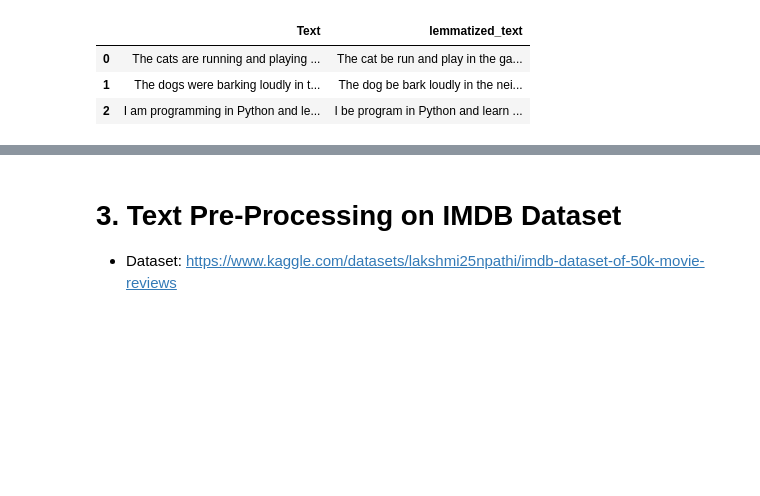
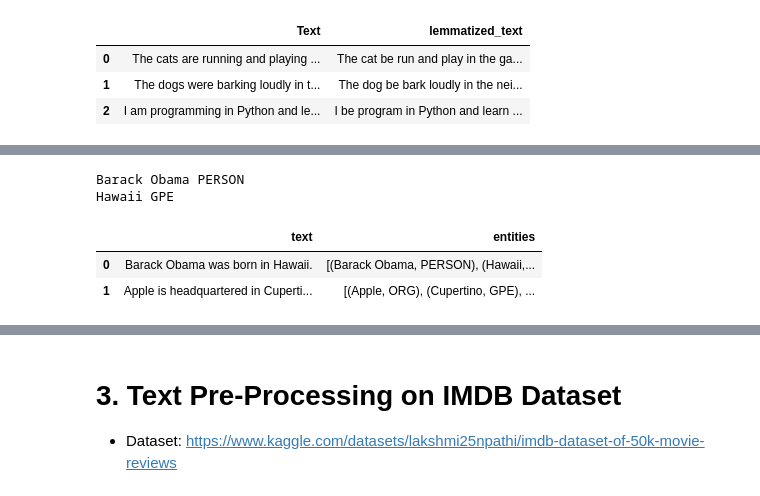
Before and after one commit to MuhammadSheraza002/Natural-Language-Processing, a Jupyter notebook: Lec-3(Text-Preprocessing).ipynb, the cells around one changed output, grey strips where cells are left out. Cells and saved outputs as stored; diff of their text form; code cells hidden in the pictures; blank space fills up the shorter version.

Commit message:
Overview of Natural Language Processing

```diff
--- a/Lec-3(Text-Preprocessing).ipynb
+++ b/Lec-3(Text-Preprocessing).ipynb
@@ -1198,6 +1238,8 @@ df.head()
 | 4 | Deep learning models, such as neu... |
 # %%
 # Function to tokenize text using spaCy
+import spacy
+nlp = spacy.load('en_core_web_sm')
 def tokenize_text(text):
     doc = nlp(text)
     print(doc)
@@ -1511,6 +1553,9 @@ import spacy
 
 nlp = spacy.load('en_core_web_sm')
 # %%
+import spacy
+
+nlp = spacy.load('en_core_web_sm')
 def remove_stopwords_spacy(text):
     new_text = list()
     for word in text.split():
@@ -1841,0 +1914,45 @@ df
+# %%
+import spacy
+
+# Load the English language model
+nlp = spacy.load("en_core_web_sm")
+
+# Example text for NER
+text = "Barack Obama was born in Hawaii."
+
+# Process the text with SpaCy NLP pipeline
+doc = nlp(text)
+
+# Extract Named Entities
+for ent in doc.ents:
+    print(ent.text, ent.label_)
+# %% [output]
+Barack Obama PERSON
+Hawaii GPE
+# %%
+import pandas as pd
+import spacy
+
+# Load the English language model
+nlp = spacy.load("en_core_web_sm")
+
+# Sample DataFrame
+data = {'text': ["Barack Obama was born in Hawaii.",
+                 "Apple is headquartered in Cupertino, California."]}
+df = pd.DataFrame(data)
+
+# Function to apply NER to each row in DataFrame
+def apply_ner(text):
+    doc = nlp(text)
+    entities = [(ent.text, ent.label_) for ent in doc.ents]
+    return entities
+
+# Apply NER to DataFrame
+df['entities'] = df['text'].apply(apply_ner)
+
+# Display the DataFrame with entities
+df
+# %% [output]
+|  | text | entities |
+| 0 | Barack Obama was born in Hawaii. | [(Barack Obama, PERSON), (Hawaii,... |
+| 1 | Apple is headquartered in Cuperti... | [(Apple, ORG), (Cupertino, GPE), ... |
```
Also changed, not shown: parts of 20 cells of this notebook.
